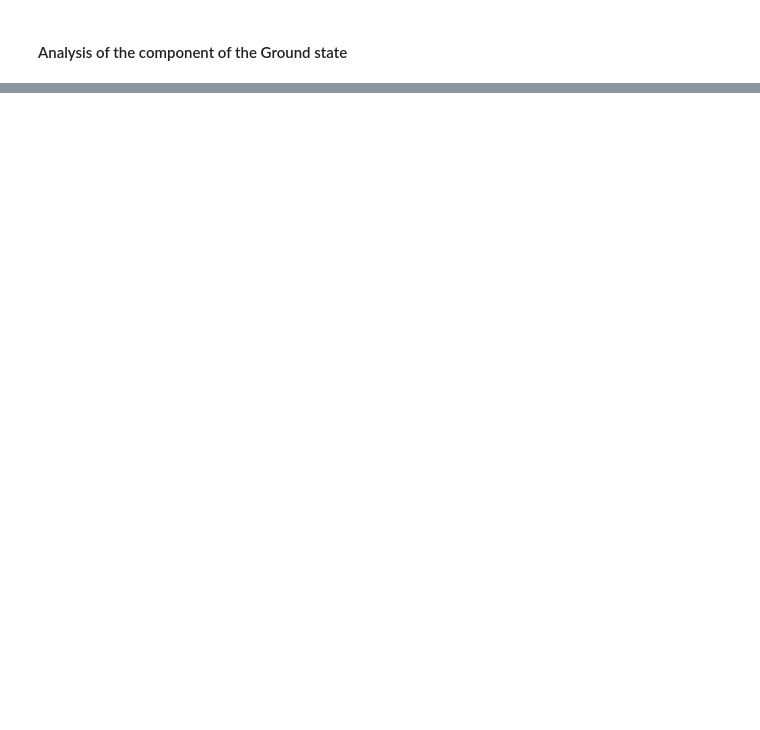
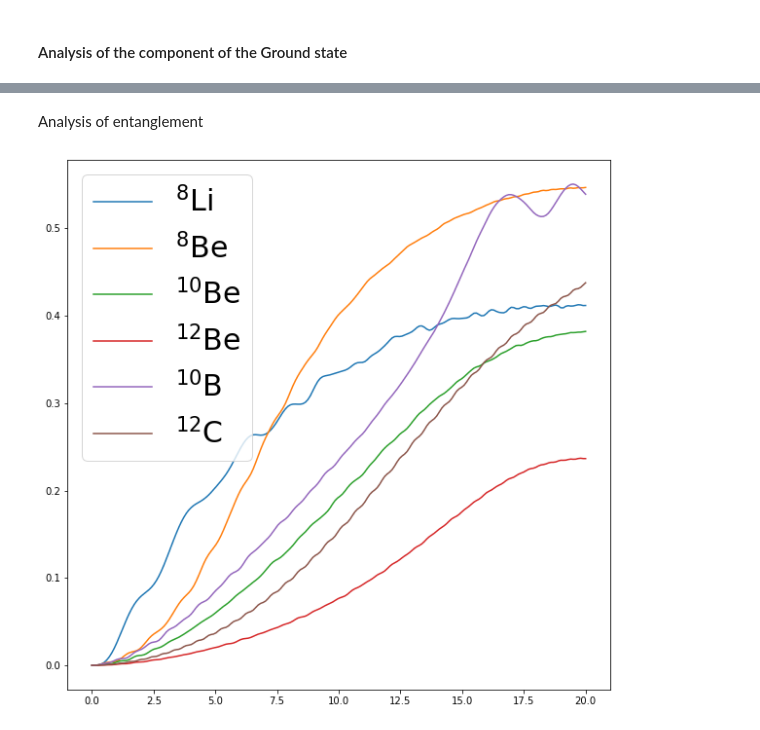
Before and after one commit to emacosta95/2nd_qa4nsm, a Jupyter notebook: Analysis_of_the_quasiparticle_formalism.ipynb, the cells around one changed output, grey strips where cells are left out. Saved outputs shown, nothing was run; the diff lists cells and outputs as text; code cells hidden in the pictures; blank space fills up the shorter version.

Commit message:
implement IPR and entanglement entropy in annealing

```diff
--- a/Analysis_of_the_quasiparticle_formalism.ipynb
+++ b/Analysis_of_the_quasiparticle_formalism.ipynb
@@ -208,0 +211,30 @@ for i in idx_sort:
+# %%
+data=np.load('data/ipr_computation_pshell.npz')
+### temporary
+tf=20
+time=np.linspace(0,tf,int(tf*10))
+labels=data['labels']
+iprs=data['ipr']
+qqs=data['qq']
+entanglement_pn=data['entropy_proton_neutron']
+entanglement_initial=data['entropy_initial_rest']
+
+plt.figure(figsize=(10,10))
+for idx,ipr in enumerate(iprs):
+    plt.plot(time,ipr,label=labels[idx])
+
+plt.legend(fontsize=30)
+plt.semilogy()
+plt.xlabel(r'$t \omega$',fontsize=30)
+plt.ylabel(r'$IPR(t)-\frac{1}{N}$',fontsize=30)
+plt.tick_params(which='major',labelsize=30)
+plt.tick_params(which='minor',labelsize=30)
+plt.grid(True,which='minor')
+
+plt.show()
+
+plt.figure(figsize=(10,10))
+for i in range(len(labels)):
+    plt.plot(qqs[i],iprs[i],label=labels[i])
+plt.legend(fontsize=20)
+plt.show()
@@ -208,0 +244,13 @@ for i in idx_sort:
+# %% [markdown]
+Analysis of entanglement
+# %%
+plt.figure(figsize=(10,10))
+for i in range(len(labels)):
+
+    plt.plot(time,entanglement_pn[i]/np.log(2**6),label=labels[i])
+plt.legend(fontsize=30)
+plt.xlabel(r'$t \omega$',fontsize=30)
+plt.ylabel(r'$S_{np}$',fontsize=30)
+plt.show()
+# %% [output]
+[figure, added]
```
Also changed, not shown: parts of 10 cells of this notebook, 7 other files.
